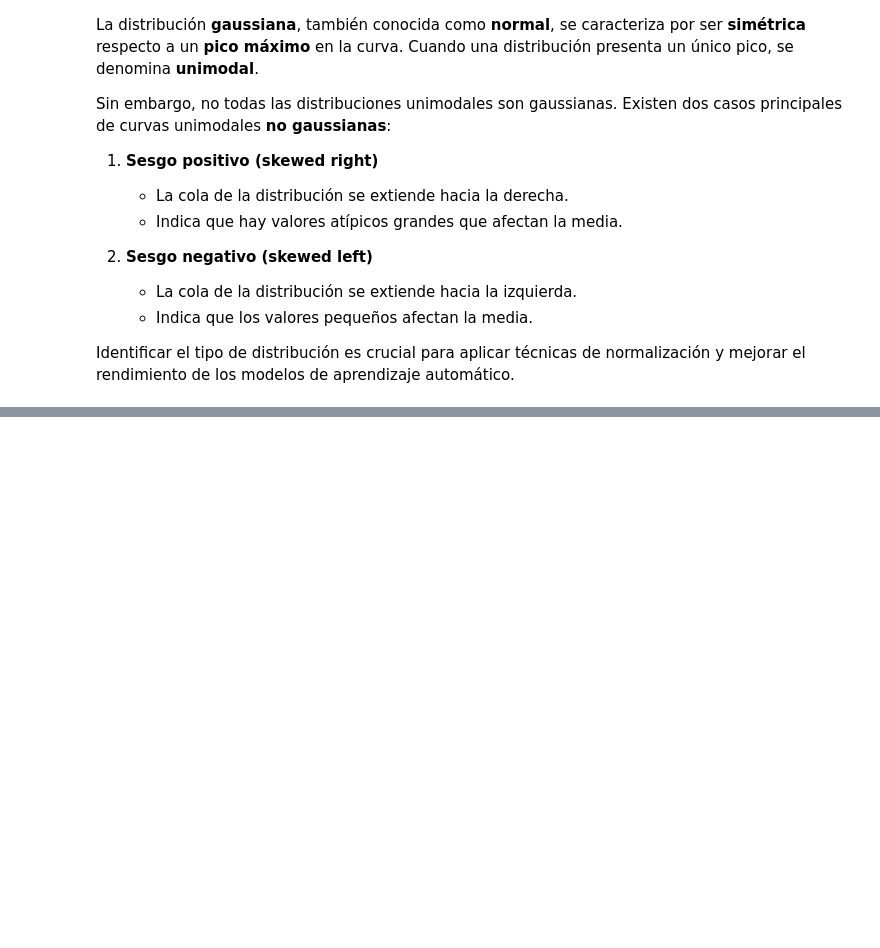
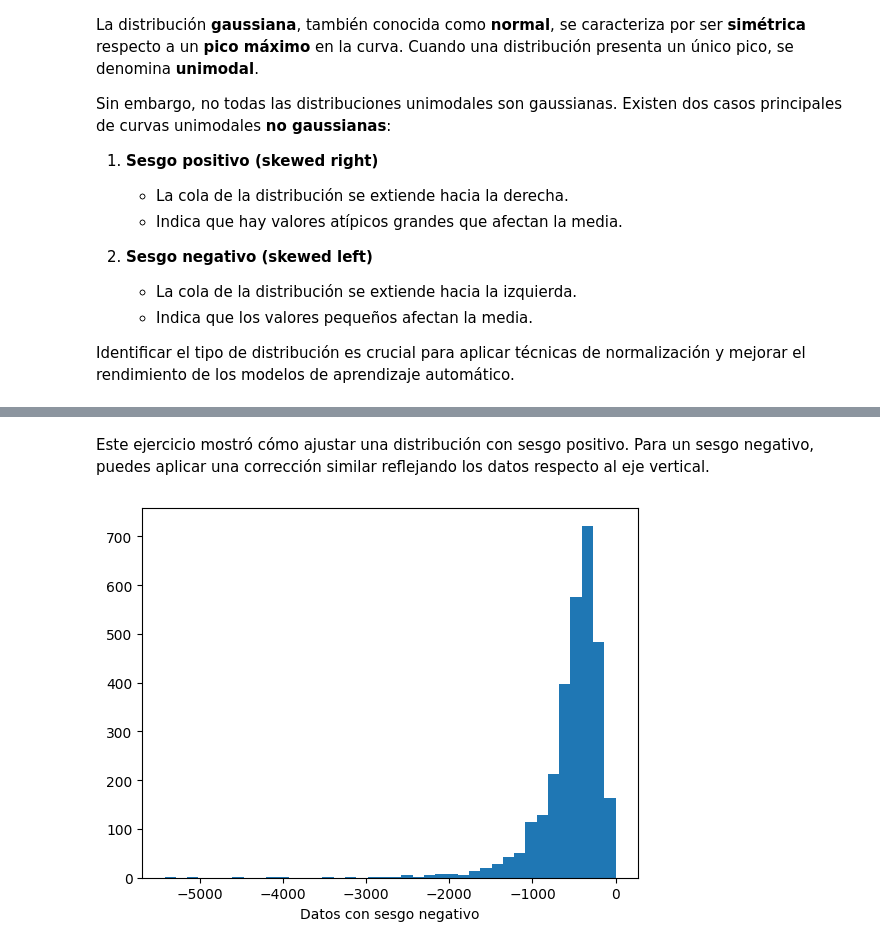
Before and after one commit to jonathan-villavi/tec-data-science, a Jupyter notebook: C6_Machine_Learning/C6_SC3_AprendizajeSupervisado/AprendizajeSupervisado.ipynb, the cells around one changed output, grey strips where cells are left out. Drawn from its saved outputs; the diff is of its cells as text; code cells hidden in the pictures; blank space fills up the shorter version.

```diff
--- a/C6_Machine_Learning/C6_SC3_AprendizajeSupervisado/AprendizajeSupervisado.ipynb
+++ b/C6_Machine_Learning/C6_SC3_AprendizajeSupervisado/AprendizajeSupervisado.ipynb
@@ -449,0 +495,10 @@ Identificar el tipo de distribución es crucial para aplicar técnicas de normal
+# %% [markdown]
+Este ejercicio mostró cómo ajustar una distribución con sesgo positivo. Para un sesgo negativo, puedes aplicar una corrección similar reflejando los datos respecto al eje vertical.
+# %%
+x2 = (-1.0) * total_bedrooms
+
+plt.hist(x2,bins=40)
+plt.xlabel("Datos con sesgo negativo")
+plt.show()
+# %% [output]
+[figure, added]
```
Also changed, not shown: parts of 125 cells of this notebook, 4 other files.
